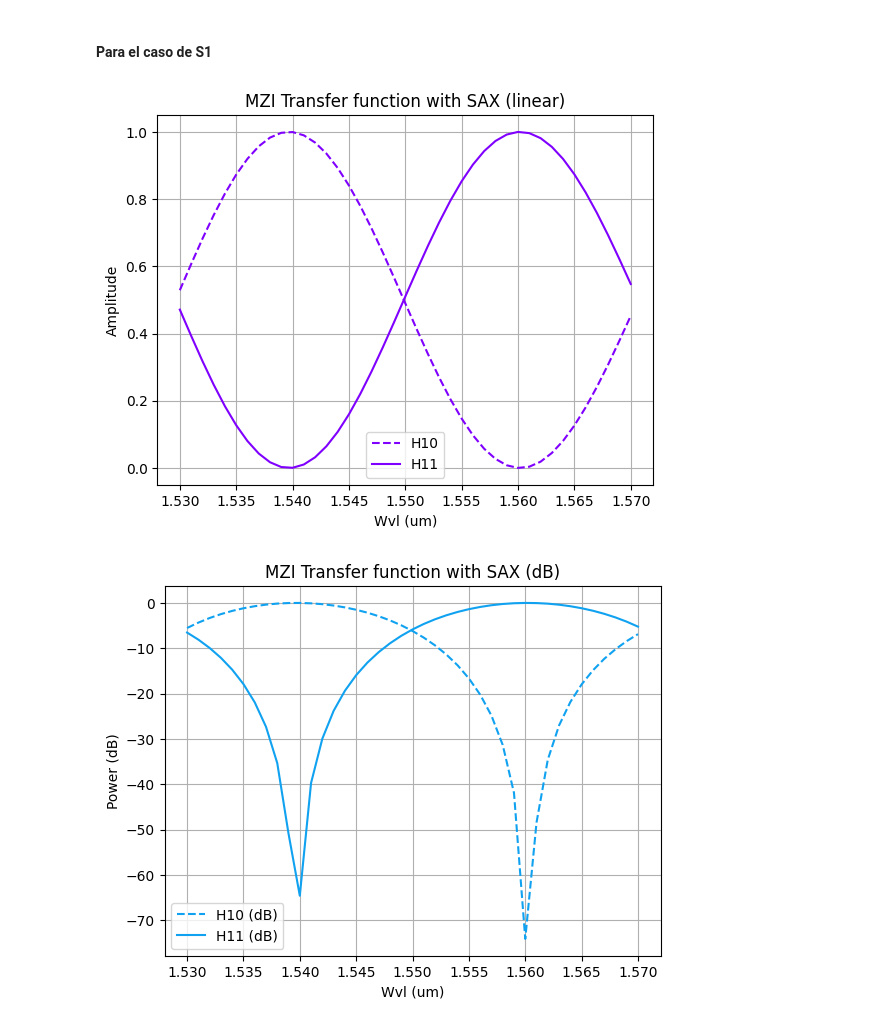
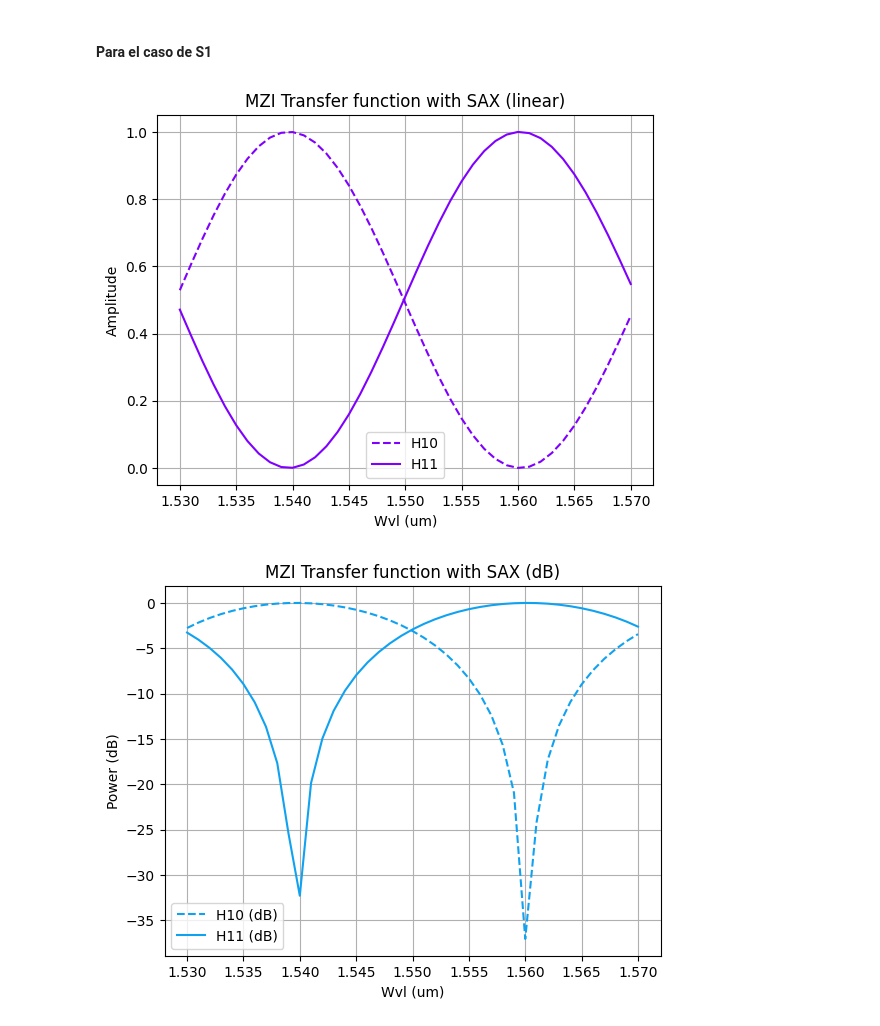
Before and after one commit to snacmuo/pic-upv-lab5-finalproject, a Jupyter notebook: FInal_Project_Sergi_Nàcher_Muñoz.ipynb, the cells around one changed output. Cells and saved outputs as stored; diff of their text form; code cells hidden in the pictures.

```diff
--- a/FInal_Project_Sergi_Nàcher_Muñoz.ipynb
+++ b/FInal_Project_Sergi_Nàcher_Muñoz.ipynb
@@ -511,38 +511,38 @@ H00 = mzi_test["in0", "out0"]
 H10 = mzi_test["in0", "out1"]
 H01 = mzi_test["in1", "out0"]
 H11 = mzi_test["in1", "out1"]
 
-H00_dB = 20 * jnp.log10(jnp.abs(H00)**2)  # Multiplicamos por 2 para normalizar la potencia de entrada
-H10_dB = 20 * jnp.log10(jnp.abs(H10)**2)
-H01_dB = 20 * jnp.log10(jnp.abs(H01)**2)
-H11_dB = 20 * jnp.log10(jnp.abs(H11)**2)
+H00_dB = 10 * jnp.log10(jnp.abs(H00)**2)
+H10_dB = 10 * jnp.log10(jnp.abs(H10)**2)
+H01_dB = 10 * jnp.log10(jnp.abs(H01)**2)
+H11_dB = 10 * jnp.log10(jnp.abs(H11)**2)
 
 # Plot
 plt.figure()
 #plt.plot(wvl, np.abs(H00)**2, linestyle='-', color=color[1], label='H00')
 plt.plot(wvl, np.abs(H10)**2, linestyle='--', color=color[0], label='H10')
 #plt.plot(wvl, np.abs(H01)**2, linestyle='--', color=color[2], label='H01')
 plt.plot(wvl, np.abs(H11)**2, linestyle='-', color=color[0], label='H11')
 plt.xlabel('Wvl (um)')
 plt.ylabel('Amplitude')
 plt.title('MZI Transfer function with SAX (linear)')
 plt.legend()
 plt.grid(True)
 
 plt.figure()
 #plt.plot(wvl, H00_dB, linestyle='-', color=color[1], label='H00 (dB)')
 plt.plot(wvl, H10_dB, linestyle='--', color=color[2], label='H10 (dB)')
 #plt.plot(wvl, H01_dB, linestyle='--', color=color[2], label='H01 (dB)')
 plt.plot(wvl, H11_dB, linestyle='-', color=color[2], label='H11 (dB)')
 plt.xlabel('Wvl (um)')
 plt.ylabel('Power (dB)')
 plt.title('MZI Transfer function with SAX (dB)')
 plt.legend()
 plt.grid(True)
 plt.show()
 # %% [output]
 [figure]
-[figure, old version]
+[figure, new version]
 # %%
 # Hacer un barrido de longitudes. que confifuración de L1 y L2
 #Recalcular als longitudes para obtener las FSR que de piden en S1 y en S2. Se fija L1 y se halla L2 (mediante una fórmula)
```
